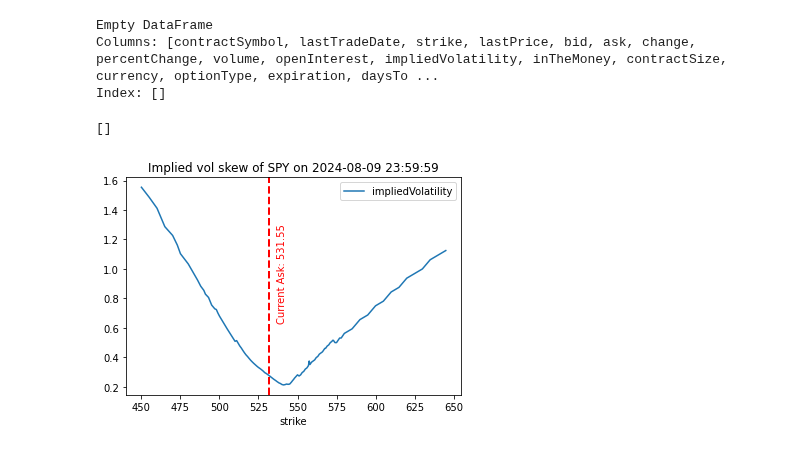
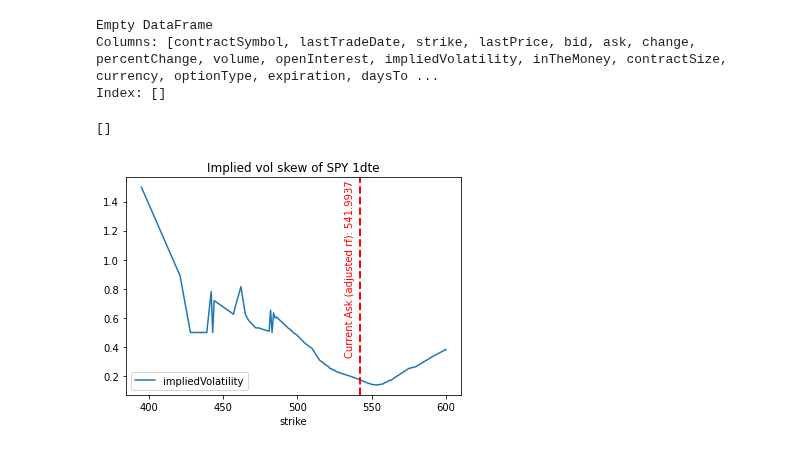
Before and after one commit to jcpearlson/jcpearlson.github.io, a Jupyter notebook: volSurface.ipynb, the cells around one changed output. Drawn from its saved outputs; the diff is of its cells as text; code cells hidden in the pictures.

```diff
--- a/volSurface.ipynb
+++ b/volSurface.ipynb
@@ -45,24 +45,25 @@ print(sorted(expirations))
 # %%
-expiration_date = '2024-08-09 23:59:59'
-oneDTE_calls = calls[calls['expiration'] == expiration_date]
+daysToExpiration = 3
+oneDTE_calls = calls[calls['daysToExpiration'] == daysToExpiration]
 
 # check to see if there are any cases of extreme outliers in implied vol
-print(oneDTE_calls[oneDTE_calls["impliedVolatility"] < .1])
+print(oneDTE_calls[oneDTE_calls["impliedVolatility"] < .000001])
+oneDTE_calls = oneDTE_calls[oneDTE_calls['impliedVolatility'] > .000001]
 
-current_ask_price = yf.Ticker(ticker).info['ask']
+current_ask_price_rf_adjusted = round(yf.Ticker(ticker).info['ask'] * (1 + (.039 * (daysToExpiration/365))),4)
 
 
 #get
-ax = oneDTE_calls[['strike','impliedVolatility']].set_index('strike').plot(title=f"Implied vol skew of {ticker} on {expiration_date}")
+ax = oneDTE_calls[['strike','impliedVolatility']].set_index('strike').plot(title=f"Implied vol skew of {ticker} 1dte")
 
 #add in vertical line for previous market close price
-ax.axvline(x=current_ask_price, color='red', linestyle='--', linewidth=2,)
-ax.text(current_ask_price+5, ax.get_ylim()[1]*0.6, f'Current Ask: {current_ask_price}',
+ax.axvline(x=current_ask_price_rf_adjusted, color='red', linestyle='--', linewidth=2,)
+ax.text(current_ask_price_rf_adjusted-10, ax.get_ylim()[1]*0.6, f'Current Ask (adjusted rf): {current_ask_price_rf_adjusted}',
         rotation=90, verticalalignment='center', horizontalalignment='left', color='red')
 ax.plot()
 # %% [output]
 Empty DataFrame
 Columns: [contractSymbol, lastTradeDate, strike, lastPrice, bid, ask, change, percentChange, volume, openInterest, impliedVolatility, inTheMoney, contractSize, currency, optionType, expiration, daysTo ...
 Index: []
 []
-[figure, old version]
+[figure, new version]
```
Also changed, not shown: parts of 3 cells of this notebook, 3 other files.
